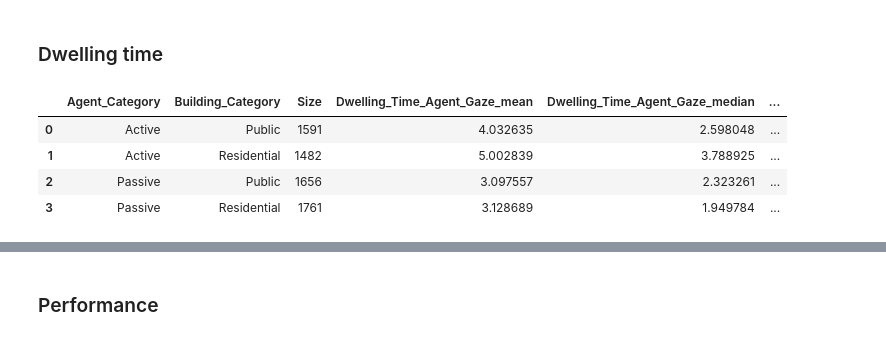
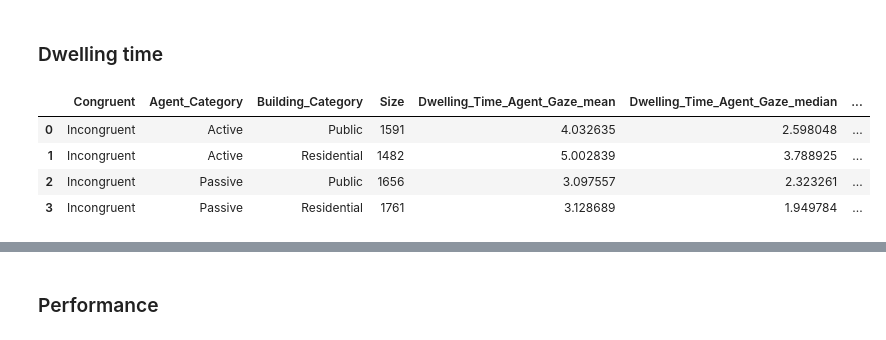
Before and after one commit to tracysanchez/DataAnalysis, a Jupyter notebook: Joining_FinalData/4_Dwelling_times.ipynb, the cells around one changed output, grey strips where cells are left out. Saved outputs shown, nothing was run; the diff lists cells and outputs as text; code cells hidden in the pictures.

```diff
--- a/Joining_FinalData/4_Dwelling_times.ipynb
+++ b/Joining_FinalData/4_Dwelling_times.ipynb
@@ -35,6 +39,7 @@ hex_codes_own = [ '#B80600','#DC9300', ' ', ' ', '#9E9901','#144749' ]
 BehavioralData_Fixations_Wide_Exp1 = pd.read_csv(("/Volumes/TwoTeras/0_Experiment_1/Eye_Tracking/Pre_processed/Data_Sets/BehavioralData_Fixations_Wide.csv"))
 BehavioralData_Fixations_Wide_Exp1.loc[:, 'Building_Category'] = BehavioralData_Fixations_Wide_Exp1.loc[:,'meaningfulBuilding']
 BehavioralData_Fixations_Wide_Exp1['Building_Category'].replace({'Meaningful':'Public', 'Not meaningful':'Residential'}, inplace=True)
+BehavioralData_Fixations_Wide_Exp1['Congruent'] = np.where(BehavioralData_Fixations_Wide_Exp1['Agent_Category'] == 'Active', "Congruent", "Incongruent")
 
 # Get data for experiment 2
 BehavioralData_Fixations_Wide_Exp2 = pd.read_csv(("/Volumes/TwoTeras/1_Experiment_2/Eye_Tracking/Pre_processed/Data_Sets/BehavioralData_Fixations_Wide.csv"))
@@ -45,6 +50,7 @@ BehavioralData_Fixations_Wide_Exp2['Building_Category'].replace({'meaningful':'P
 AgentData_Fixations_Wide_Exp2 = pd.read_csv(("/Volumes/TwoTeras/1_Experiment_2/Eye_Tracking/Pre_processed/Data_Sets/AgentData_Fixations_Wide.csv"))
 AgentData_Fixations_Wide_Exp2.rename({"meaningfulBuilding":"Building_Category"}, axis=1, inplace=True)
 AgentData_Fixations_Wide_Exp2['Building_Category'].replace({'meaningful':'Public', 'Not meaningful':'Residential'}, inplace=True)
+BehavioralData_Fixations_Wide_Exp2['Congruent'] =  "Incongruent"
 
 # Include task variable
 AgentData_Fixations_Wide_Exp2["Task"] = "Agent"
@@ -65,3 +71,12 @@ Complete_model['term'] = ["Intercept", "Dwealling time on task Building",  "Dwea
 Complete_model.rename({'term': 'Factor',"Std. Error": "Standard_Error"}, axis=1, inplace=True)
 Complete_model["Significance"] = np.where(Complete_model["Pr(>|t|)"] < 0.001, "***", " ")
 Complete_model["Anotate"] = Complete_model["Estimate"].round(2).astype(str)  + Complete_model["Significance"]
+
+#Drop unname columns
+All_DataSets = [BehavioralData_Fixations_Wide_Exp1, BehavioralData_Fixations_Wide_Exp2, AgentData_Fixations_Wide_Exp2, ConcatSecondExperiment, Complete_Experiments]
+
+for df in All_DataSets:
+    # Identify columns that contain 'unname'
+    cols_to_drop = df.filter(like='Unname').columns
+    # Drop these columns
+    df.drop(cols_to_drop, axis=1, inplace=True)
@@ -88,37 +134,38 @@ Index(['Unnamed: 0', 'Unnamed: 0.1', 'SubjectID', 'AbsolutError',
 # %% [markdown]
 ### Dwelling time
 # %%
-def calculate_dwelling_summary(data):
+def calculate_dwelling_summary(data, grouping):
     """
     Calculate the dwelling summary given the data.
     """
     # Group and aggregate data
     agg_funcs = ['size', 'mean', 'median', 'std']
-    grouped_data = data.groupby(["Agent_Category", "Building_Category"])[["Dwelling_Time_Agent_Gaze", "Dwelling_Time_Building_Gaze"]].agg(agg_funcs)
+    grouped_data = data.groupby(grouping)[["Dwelling_Time_Agent_Gaze", "Dwelling_Time_Building_Gaze"]].agg(agg_funcs)
 
     # Refactor multi-index columns
     grouped_data.columns = ['_'.join(col) for col in grouped_data.columns]
 
     # Calculate standard errors
     grouped_data["Standard_error_building"] = grouped_data.Dwelling_Time_Building_Gaze_std/np.sqrt(grouped_data.Dwelling_Time_Agent_Gaze_size)
     grouped_data["Standard_error_agent"] = grouped_data.Dwelling_Time_Agent_Gaze_std/np.sqrt(grouped_data.Dwelling_Time_Agent_Gaze_size)
 
     # Rename size column for clarity
     grouped_data.rename({"Dwelling_Time_Agent_Gaze_size": "Size"}, axis=1, inplace=True)
 
     # Reset index and return the final DataFrame
     return grouped_data.reset_index()
 
 # Using the function for both experiments
-Dwelling_Summary_Exp1 = calculate_dwelling_summary(BehavioralData_Fixations_Wide_Exp1)
-Dwelling_Summary_Exp2 = calculate_dwelling_summary(BehavioralData_Fixations_Wide_Exp2)
-Complete_Experiments_Summary = calculate_dwelling_summary(Complete_Experiments)
-
+Dwelling_Summary_Exp1 = calculate_dwelling_summary(BehavioralData_Fixations_Wide_Exp1, ["Congruent", "Agent_Category", "Building_Category"])
+Dwelling_Summary_Exp2 = calculate_dwelling_summary(BehavioralData_Fixations_Wide_Exp2, ["Congruent", "Agent_Category", "Building_Category"])
+Complete_Experiments_Summary = calculate_dwelling_summary(Complete_Experiments, ["Congruent", "Agent_Category", "Building_Category"])
+Complete_Experiments_Building = calculate_dwelling_summary(Complete_Experiments, ["Building_Category"])
+Complete_Experiments_Agent = calculate_dwelling_summary(Complete_Experiments, ["Agent_Category"])
 # Display Dwelling_Summary_Exp2
 Dwelling_Summary_Exp2
 # %% [output]
-|  | Agent_Category | Building_Category | Size | Dwelling_Time_Agent_Gaze_mean | Dwelling_Time_Agent_Gaze_median | ... |
-| 0 | Active | Public | 1591 | 4.032635 | 2.598048 | ... |
-| 1 | Active | Residential | 1482 | 5.002839 | 3.788925 | ... |
-| 2 | Passive | Public | 1656 | 3.097557 | 2.323261 | ... |
-| 3 | Passive | Residential | 1761 | 3.128689 | 1.949784 | ... |
+|  | Congruent | Agent_Category | Building_Category | Size | Dwelling_Time_Agent_Gaze_mean | Dwelling_Time_Agent_Gaze_median | ... |
+| 0 | Incongruent | Active | Public | 1591 | 4.032635 | 2.598048 | ... |
+| 1 | Incongruent | Active | Residential | 1482 | 5.002839 | 3.788925 | ... |
+| 2 | Incongruent | Passive | Public | 1656 | 3.097557 | 2.323261 | ... |
+| 3 | Incongruent | Passive | Residential | 1761 | 3.128689 | 1.949784 | ... |
```
Also changed, not shown: parts of 82 cells of this notebook, 10 other files.
